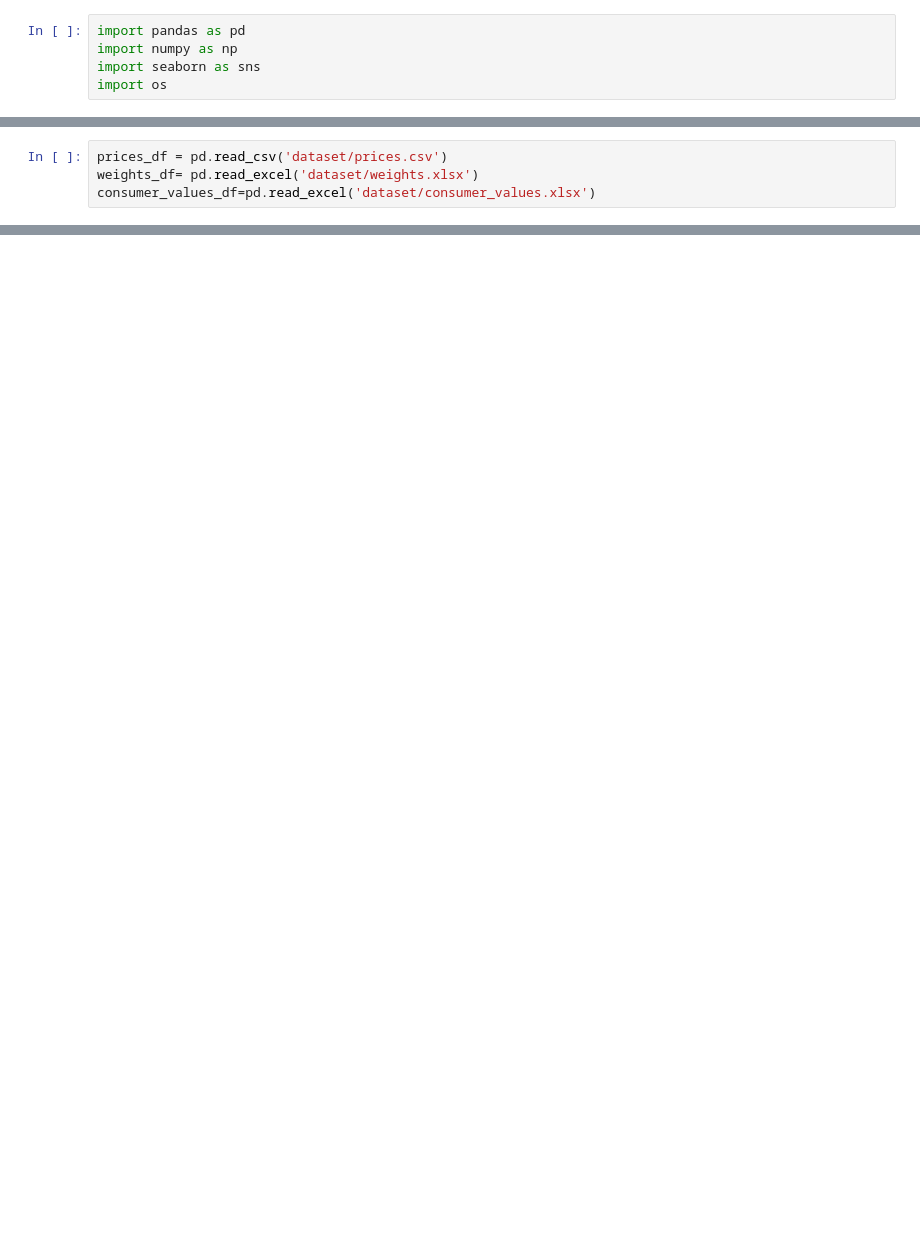
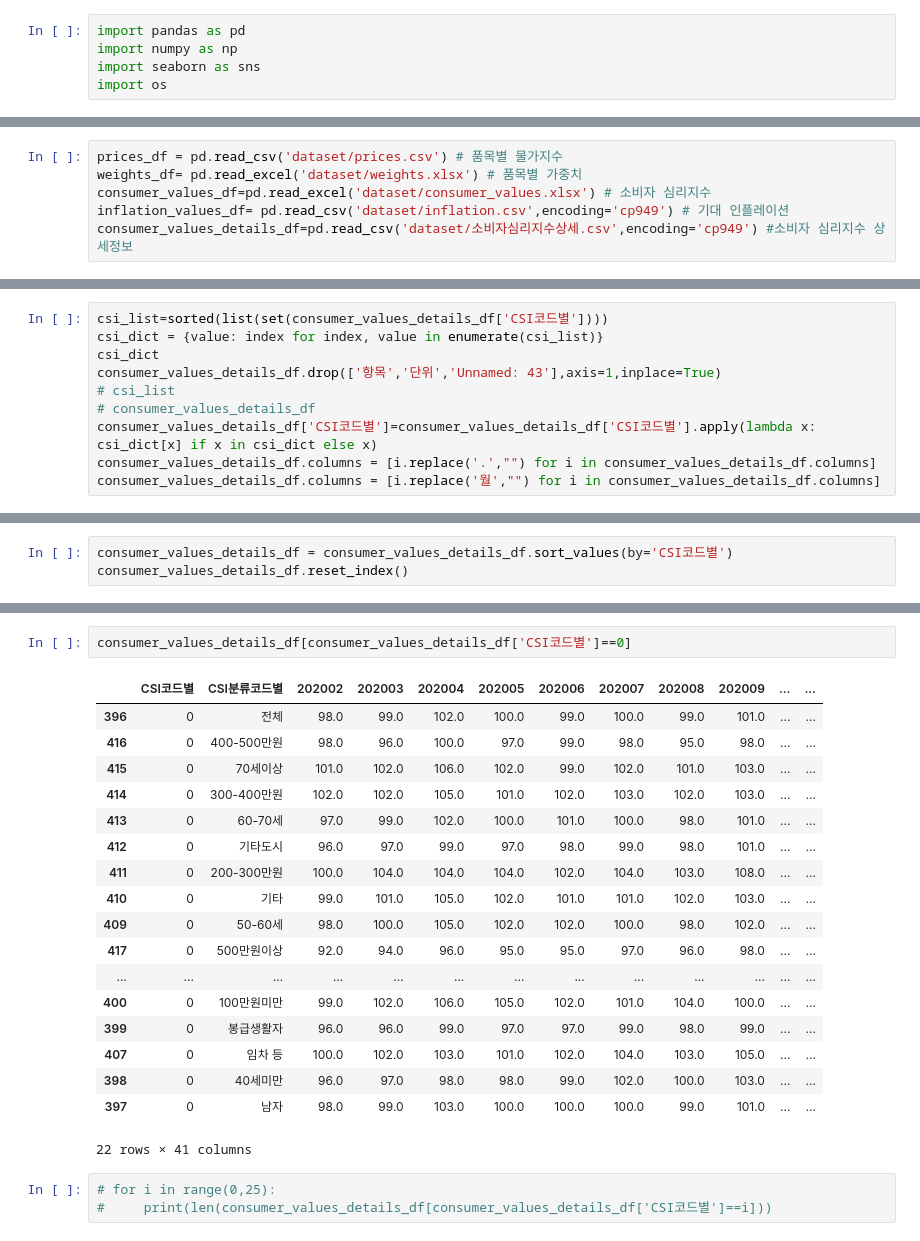
Before and after one commit to siho-song/datascience, a Jupyter notebook: project/project/Untitled.ipynb, the cells around one changed output, grey strips where cells are left out. Cells and saved outputs as stored; diff of their text form; blank space fills up the shorter version.

```diff
--- a/project/project/Untitled.ipynb
+++ b/project/project/Untitled.ipynb
@@ -11,4 +13,6 @@ pwd
 # %%
-prices_df = pd.read_csv('dataset/prices.csv')
-weights_df= pd.read_excel('dataset/weights.xlsx')
-consumer_values_df=pd.read_excel('dataset/consumer_values.xlsx')
+prices_df = pd.read_csv('dataset/prices.csv') # 품목별 물가지수
+weights_df= pd.read_excel('dataset/weights.xlsx') # 품목별 가중치
+consumer_values_df=pd.read_excel('dataset/consumer_values.xlsx') # 소비자 심리지수
+inflation_values_df= pd.read_csv('dataset/inflation.csv',encoding='cp949') # 기대 인플레이션
+consumer_values_details_df=pd.read_csv('dataset/소비자심리지수상세.csv',encoding='cp949') #소비자 심리지수 상세정보
@@ -116,0 +95,10 @@ weights_df[:]
+# %%
+csi_list=sorted(list(set(consumer_values_details_df['CSI코드별'])))
+csi_dict = {value: index for index, value in enumerate(csi_list)}
+csi_dict
+consumer_values_details_df.drop(['항목','단위','Unnamed: 43'],axis=1,inplace=True)
+# csi_list
+# consumer_values_details_df
+consumer_values_details_df['CSI코드별']=consumer_values_details_df['CSI코드별'].apply(lambda x: csi_dict[x] if x in csi_dict else x)
+consumer_values_details_df.columns = [i.replace('.',"") for i in consumer_values_details_df.columns]
+consumer_values_details_df.columns = [i.replace('월',"") for i in consumer_values_details_df.columns]
@@ -116,0 +109,3 @@ weights_df[:]
+# %%
+consumer_values_details_df = consumer_values_details_df.sort_values(by='CSI코드별')
+consumer_values_details_df.reset_index()
@@ -116,0 +126,24 @@ weights_df[:]
+# %%
+consumer_values_details_df[consumer_values_details_df['CSI코드별']==0]
+# %% [output]
+|  | CSI코드별 | CSI분류코드별 | 202002 | 202003 | 202004 | 202005 | 202006 | 202007 | 202008 | 202009 | ... | ... |
+| 396 | 0 | 전체 | 98.0 | 99.0 | 102.0 | 100.0 | 99.0 | 100.0 | 99.0 | 101.0 | ... | ... |
+| 416 | 0 | 400-500만원 | 98.0 | 96.0 | 100.0 | 97.0 | 99.0 | 98.0 | 95.0 | 98.0 | ... | ... |
+| 415 | 0 | 70세이상 | 101.0 | 102.0 | 106.0 | 102.0 | 99.0 | 102.0 | 101.0 | 103.0 | ... | ... |
+| 414 | 0 | 300-400만원 | 102.0 | 102.0 | 105.0 | 101.0 | 102.0 | 103.0 | 102.0 | 103.0 | ... | ... |
+| 413 | 0 | 60-70세 | 97.0 | 99.0 | 102.0 | 100.0 | 101.0 | 100.0 | 98.0 | 101.0 | ... | ... |
+| 412 | 0 | 기타도시 | 96.0 | 97.0 | 99.0 | 97.0 | 98.0 | 99.0 | 98.0 | 101.0 | ... | ... |
+| 411 | 0 | 200-300만원 | 100.0 | 104.0 | 104.0 | 104.0 | 102.0 | 104.0 | 103.0 | 108.0 | ... | ... |
+| 410 | 0 | 기타 | 99.0 | 101.0 | 105.0 | 102.0 | 101.0 | 101.0 | 102.0 | 103.0 | ... | ... |
+| 409 | 0 | 50-60세 | 98.0 | 100.0 | 105.0 | 102.0 | 102.0 | 100.0 | 98.0 | 102.0 | ... | ... |
+| 417 | 0 | 500만원이상 | 92.0 | 94.0 | 96.0 | 95.0 | 95.0 | 97.0 | 96.0 | 98.0 | ... | ... |
+| ... | ... | ... | ... | ... | ... | ... | ... | ... | ... | ... | ... | ... |
+| 400 | 0 | 100만원미만 | 99.0 | 102.0 | 106.0 | 105.0 | 102.0 | 101.0 | 104.0 | 100.0 | ... | ... |
+| 399 | 0 | 봉급생활자 | 96.0 | 96.0 | 99.0 | 97.0 | 97.0 | 99.0 | 98.0 | 99.0 | ... | ... |
+| 407 | 0 | 임차 등 | 100.0 | 102.0 | 103.0 | 101.0 | 102.0 | 104.0 | 103.0 | 105.0 | ... | ... |
+| 398 | 0 | 40세미만 | 96.0 | 97.0 | 98.0 | 98.0 | 99.0 | 102.0 | 100.0 | 103.0 | ... | ... |
+| 397 | 0 | 남자 | 98.0 | 99.0 | 103.0 | 100.0 | 100.0 | 100.0 | 99.0 | 101.0 | ... | ... |
+22 rows × 41 columns
+# %%
+# for i in range(0,25):
+#     print(len(consumer_values_details_df[consumer_values_details_df['CSI코드별']==i]))
```
Also changed, not shown: parts of 29 cells of this notebook, 5 other files.
